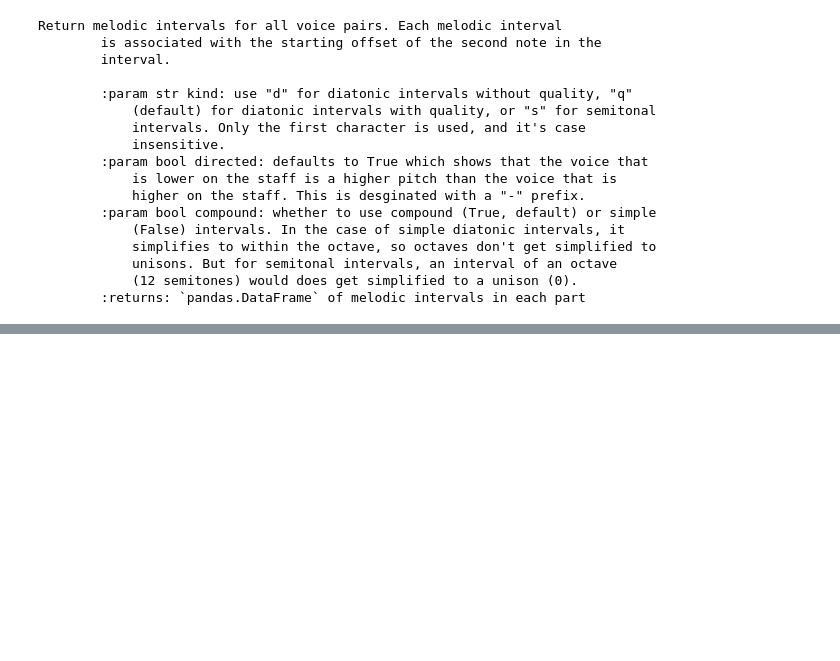
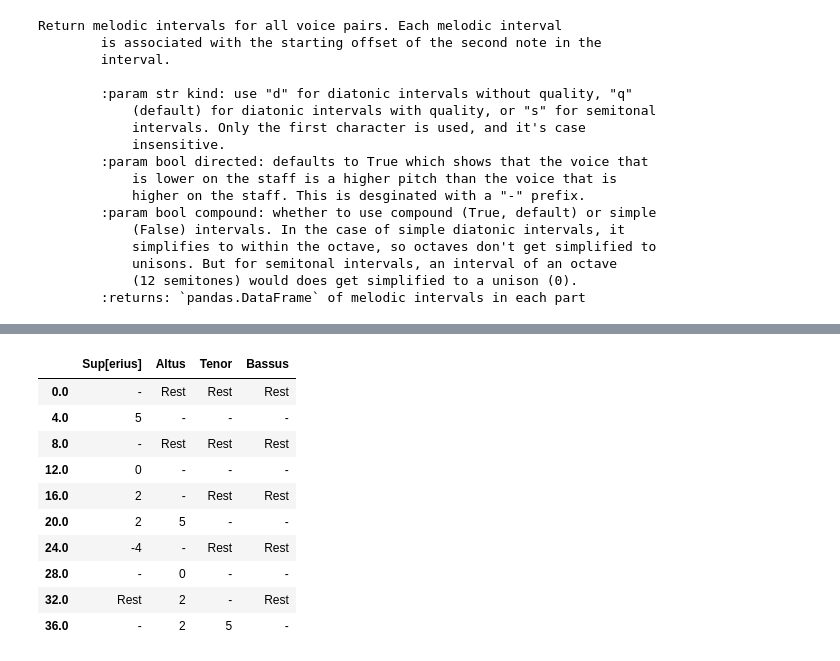
Before and after one commit to RichardFreedman/CRIM-Project-RF, a Jupyter notebook: CRIM_Intervals_2_0.ipynb, the cells around one changed output, grey strips where cells are left out. Saved outputs shown, nothing was run; the diff lists cells and outputs as text; code cells hidden in the pictures; blank space fills up the shorter version.

```diff
--- a/CRIM_Intervals_2_0.ipynb
+++ b/CRIM_Intervals_2_0.ipynb
@@ -123,7 +125,19 @@ notes.apply(pd.Series.value_counts).fillna(0).astype(int)
 # %%
-mel = mass.getMelodic(kind='d')
+mel = mass.getMelodic(kind='s')
 mel.fillna(value= "-", inplace=True)
 mel.head(10)
+# %% [output]
+|  | Sup[erius] | Altus | Tenor | Bassus |
+| 0.0 | - | Rest | Rest | Rest |
+| 4.0 | 5 | - | - | - |
+| 8.0 | - | Rest | Rest | Rest |
+| 12.0 | 0 | - | - | - |
+| 16.0 | 2 | - | Rest | Rest |
+| 20.0 | 2 | 5 | - | - |
+| 24.0 | -4 | - | Rest | Rest |
+| 28.0 | - | 0 | - | - |
+| 32.0 | Rest | 2 | - | Rest |
+| 36.0 | - | 2 | 5 | - |
 # %%
 durs = mass.getDuration()
 durs.fillna(value= "-", inplace=True)
```
Also changed, not shown: parts of 9 cells of this notebook.
